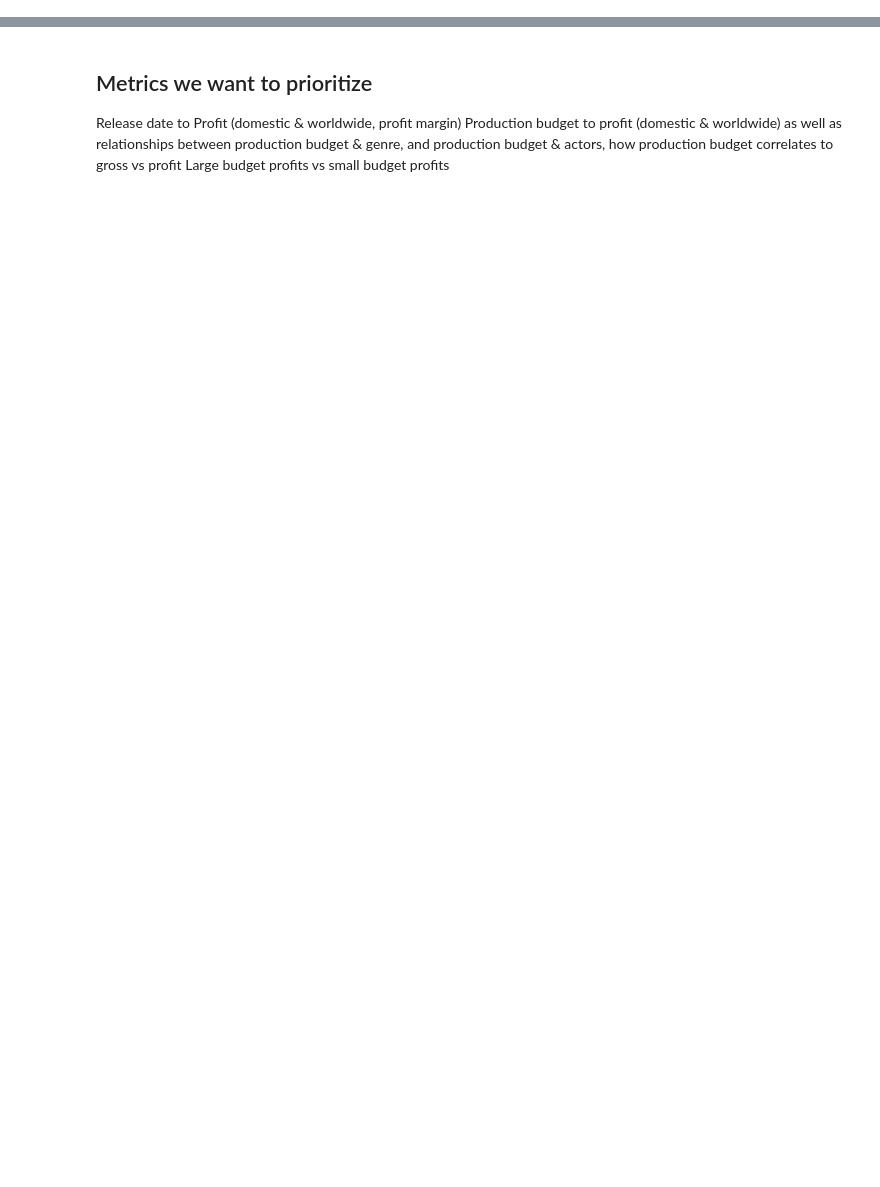
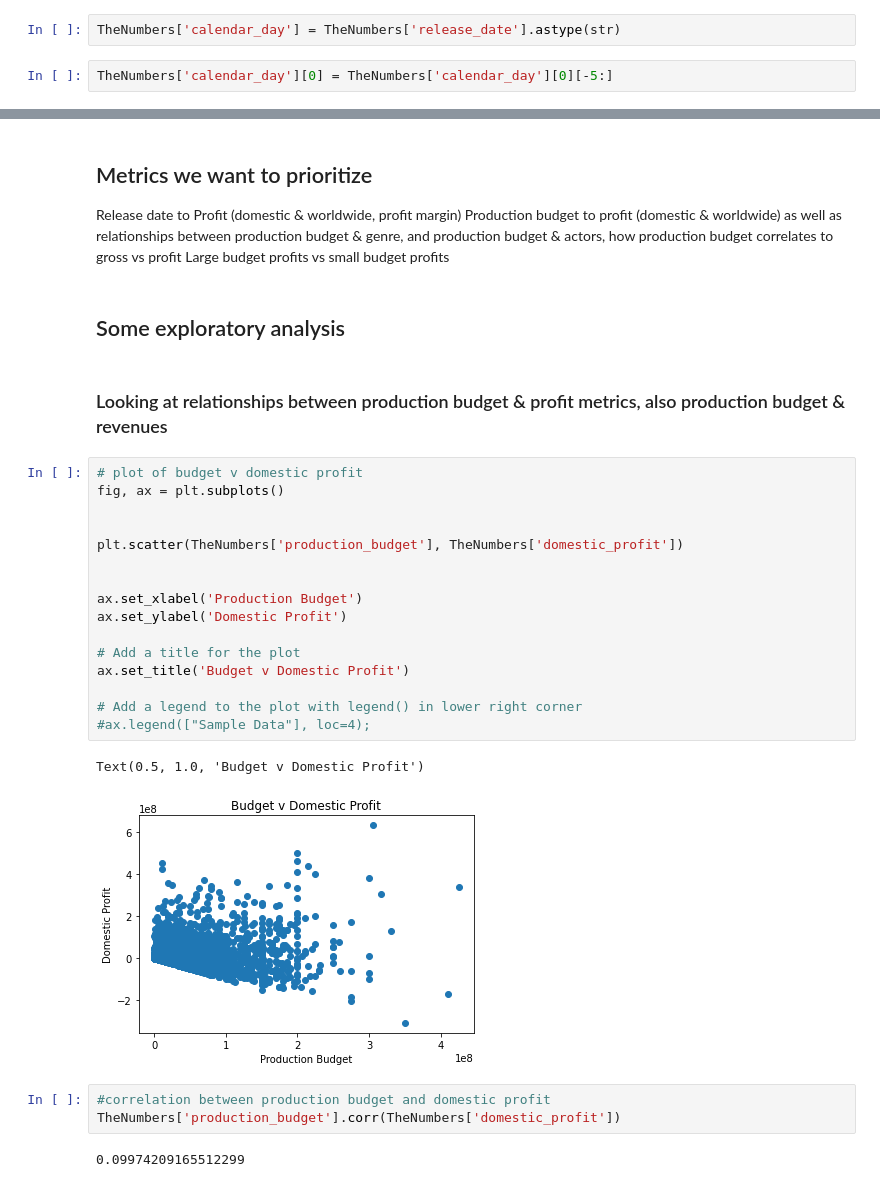
Before and after one commit to mitchallison2/Microsoft-Movie-Project, a Jupyter notebook: Matt's_Workbook.ipynb, the cells around one changed output, grey strips where cells are left out. Cells and saved outputs as stored; diff of their text form; blank space fills up the shorter version.

Commit message:
revenue and profit graphs added

```diff
--- a/Matt's_Workbook.ipynb
+++ b/Matt's_Workbook.ipynb
@@ -172,3 +172,7 @@ TheNumbers['domestic_profit'] = TheNumbers['domestic_gross'] - TheNumbers['produ
 TheNumbers['worldwide_profit'] = TheNumbers['worldwide_gross'] - TheNumbers['production_budget']
 TheNumbers['domestic_margin'] = TheNumbers['domestic_profit'] / TheNumbers['domestic_gross']
 TheNumbers['worldwide_margin'] = TheNumbers['worldwide_profit'] / TheNumbers['worldwide_gross']
+# %%
+TheNumbers['calendar_day'] = TheNumbers['release_date'].astype(str)
+# %%
+TheNumbers['calendar_day'][0] = TheNumbers['calendar_day'][0][-5:]
@@ -204,3 +228,31 @@ Release date to Profit (domestic & worldwide, profit margin)
 Production budget to profit (domestic & worldwide) as well as relationships between production budget & genre,
 and production budget & actors, how production budget correlates to gross vs profit
 Large budget profits vs small budget profits
+# %% [markdown]
+## Some exploratory analysis
+# %% [markdown]
+### Looking at relationships between production budget & profit metrics, also production budget & revenues
+# %%
+# plot of budget v domestic profit
+fig, ax = plt.subplots()
+
+
+plt.scatter(TheNumbers['production_budget'], TheNumbers['domestic_profit'])
+
+
+ax.set_xlabel('Production Budget')
+ax.set_ylabel('Domestic Profit')
+
+# Add a title for the plot
+ax.set_title('Budget v Domestic Profit')
+
+# Add a legend to the plot with legend() in lower right corner
+#ax.legend(["Sample Data"], loc=4);
+# %% [output]
+Text(0.5, 1.0, 'Budget v Domestic Profit')
+[figure, added]
+# %%
+#correlation between production budget and domestic profit
+TheNumbers['production_budget'].corr(TheNumbers['domestic_profit'])
+# %% [output]
+0.09974209165512299
```
Also changed, not shown: parts of 14 cells of this notebook.
